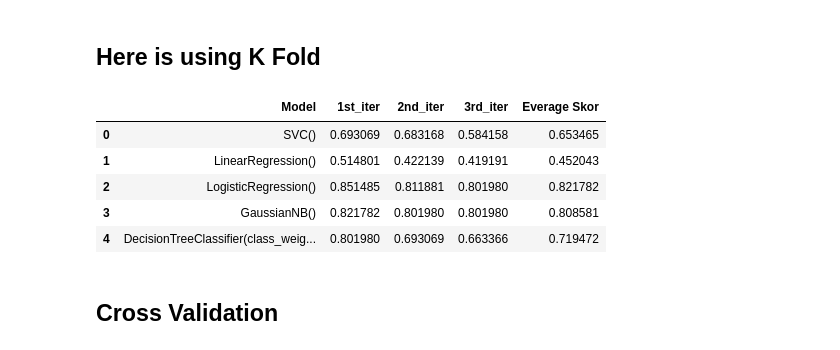
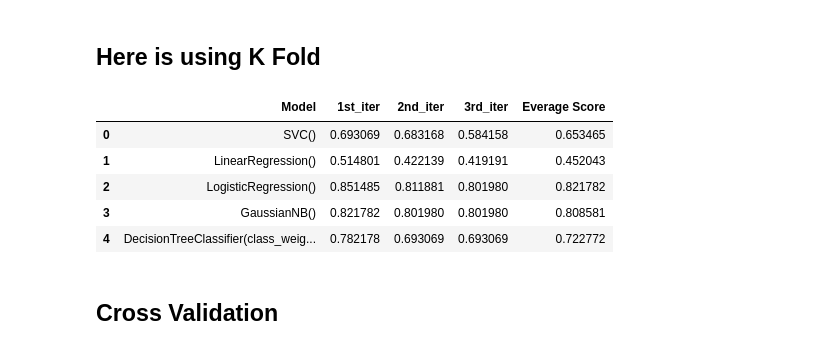
Before and after one commit to AR-Mustakim/replay-ML-basic, a Jupyter notebook: Learn_with_heart_dataset.ipynb, the cells around one changed output. Saved outputs shown, nothing was run; the diff lists cells and outputs as text; code cells hidden in the pictures.

```diff
--- a/Learn_with_heart_dataset.ipynb
+++ b/Learn_with_heart_dataset.ipynb
@@ -353,16 +358,16 @@ def scoring(model_list, feature):
 # %%
 kFold_score = pd.DataFrame(scoring(list_model, feature), columns= ['Model', '1st_iter', '2nd_iter', '3rd_iter'])
 for i, row in kFold_score.iterrows():
-    kFold_score.loc[i, 'Everage Skor'] = (row['1st_iter']+row['2nd_iter']+row['3rd_iter'])/NSPLIT
+    kFold_score.loc[i, 'Everage Score'] = (row['1st_iter']+row['2nd_iter']+row['3rd_iter'])/NSPLIT
 
 kFold_score.head()
 # %% [output]
-|  | Model | 1st_iter | 2nd_iter | 3rd_iter | Everage Skor |
+|  | Model | 1st_iter | 2nd_iter | 3rd_iter | Everage Score |
 | 0 | SVC() | 0.693069 | 0.683168 | 0.584158 | 0.653465 |
 | 1 | LinearRegression() | 0.514801 | 0.422139 | 0.419191 | 0.452043 |
 | 2 | LogisticRegression() | 0.851485 | 0.811881 | 0.801980 | 0.821782 |
 | 3 | GaussianNB() | 0.821782 | 0.801980 | 0.801980 | 0.808581 |
-| 4 | DecisionTreeClassifier(class_weig... | 0.801980 | 0.693069 | 0.663366 | 0.719472 |
+| 4 | DecisionTreeClassifier(class_weig... | 0.782178 | 0.693069 | 0.693069 | 0.722772 |
 # %% [markdown]
 ## Cross Validation
 # %%
```
Also changed, not shown: parts of 14 cells of this notebook, 1 other file.
